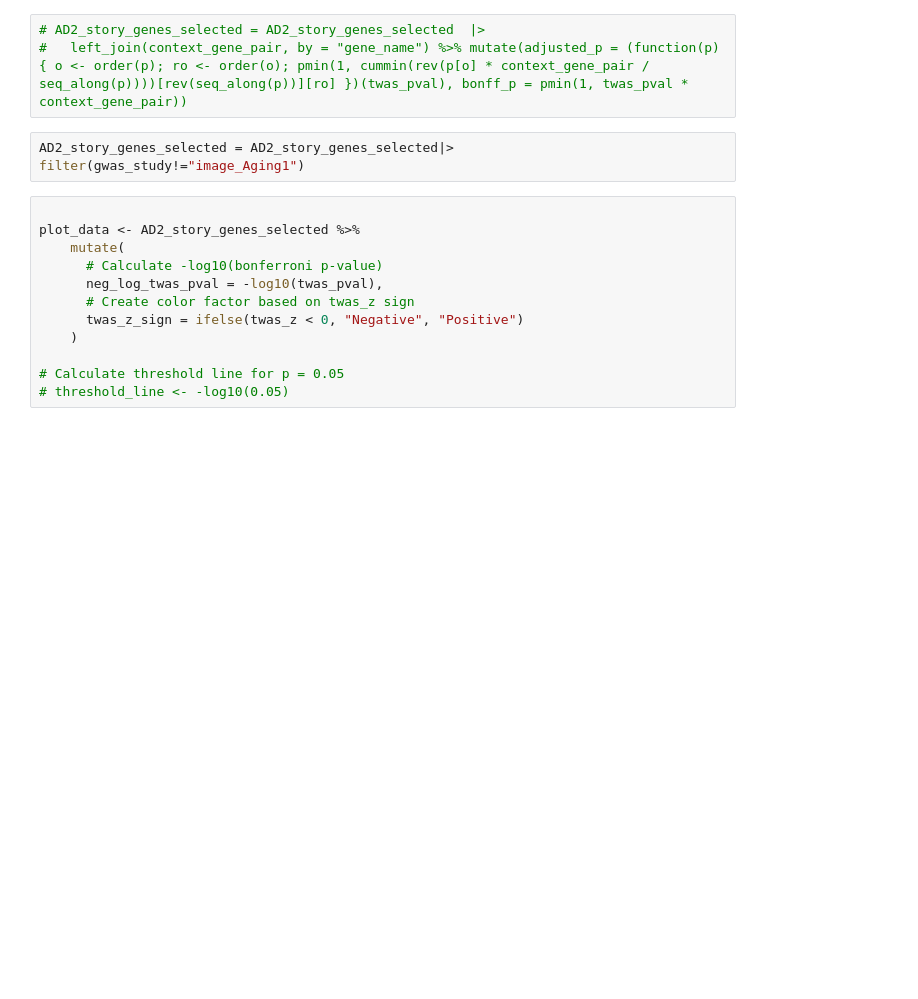
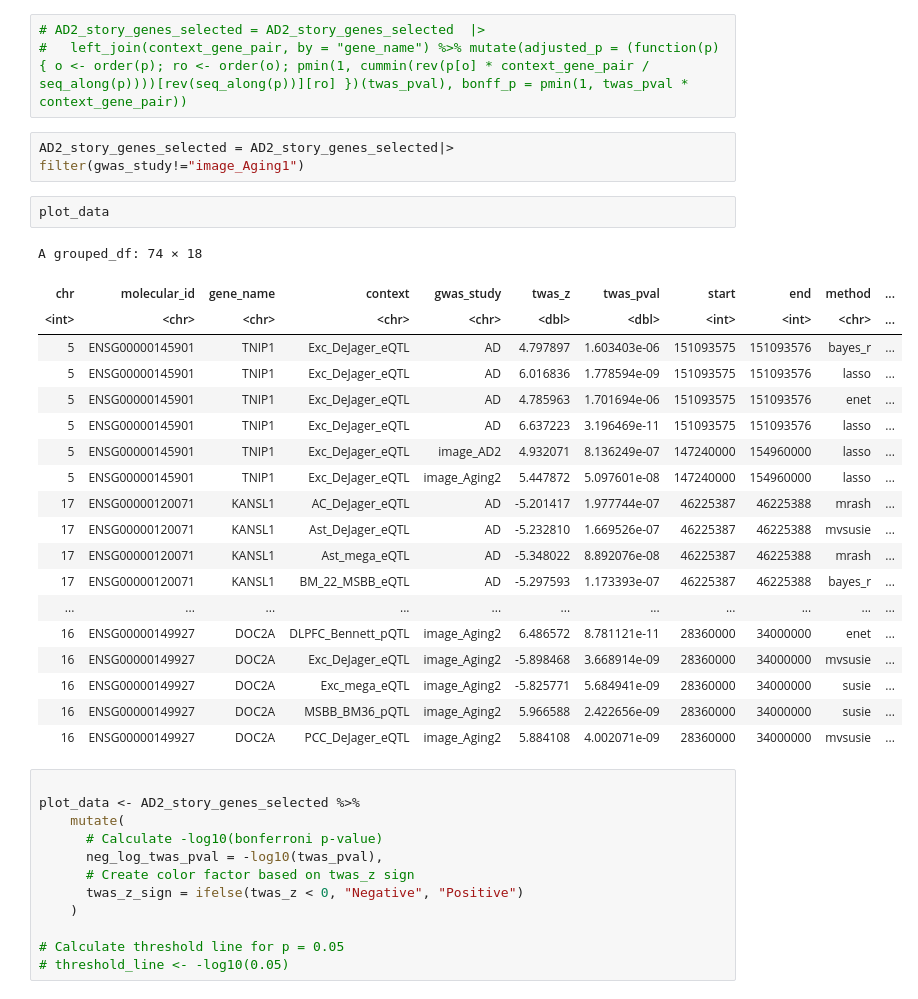
Before and after one commit to rl3328/DNE_xQTL_paper, a Jupyter notebook: main_text/4_candidate_genes/staging/interested_genes/TWAS_QTL/twas_story_allcontexts.ipynb, the cells around one changed output. Cells and saved outputs as stored; diff of their text form; blank space fills up the shorter version.

```diff
--- a/main_text/4_candidate_genes/staging/interested_genes/TWAS_QTL/twas_story_allcontexts.ipynb
+++ b/main_text/4_candidate_genes/staging/interested_genes/TWAS_QTL/twas_story_allcontexts.ipynb
@@ -220,6 +220,28 @@ AD2_story_genes_selected = AD2_story_genes_selected |> mutate(gwas_study = ifels
 #   left_join(context_gene_pair, by = "gene_name") %>% mutate(adjusted_p = (function(p) { o <- order(p); ro <- order(o); pmin(1, cummin(rev(p[o] * context_gene_pair / seq_along(p))))[rev(seq_along(p))][ro] })(twas_pval), bonff_p = pmin(1, twas_pval * context_gene_pair))
 # %%
 AD2_story_genes_selected = AD2_story_genes_selected|> filter(gwas_study!="image_Aging1")
+# %%
+plot_data
+# %% [output]
+A grouped_df: 74 × 18
+| chr | molecular_id | gene_name | context | gwas_study | twas_z | twas_pval | start | end | method | ... |
+| <int> | <chr> | <chr> | <chr> | <chr> | <dbl> | <dbl> | <int> | <int> | <chr> | ... |
+| 5 | ENSG00000145901 | TNIP1 | Exc_DeJager_eQTL | AD | 4.797897 | 1.603403e-06 | 151093575 | 151093576 | bayes_r | ... |
+| 5 | ENSG00000145901 | TNIP1 | Exc_DeJager_eQTL | AD | 6.016836 | 1.778594e-09 | 151093575 | 151093576 | lasso | ... |
+| 5 | ENSG00000145901 | TNIP1 | Exc_DeJager_eQTL | AD | 4.785963 | 1.701694e-06 | 151093575 | 151093576 | enet | ... |
+| 5 | ENSG00000145901 | TNIP1 | Exc_DeJager_eQTL | AD | 6.637223 | 3.196469e-11 | 151093575 | 151093576 | lasso | ... |
+| 5 | ENSG00000145901 | TNIP1 | Exc_DeJager_eQTL | image_AD2 | 4.932071 | 8.136249e-07 | 147240000 | 154960000 | lasso | ... |
+| 5 | ENSG00000145901 | TNIP1 | Exc_DeJager_eQTL | image_Aging2 | 5.447872 | 5.097601e-08 | 147240000 | 154960000 | lasso | ... |
+| 17 | ENSG00000120071 | KANSL1 | AC_DeJager_eQTL | AD | -5.201417 | 1.977744e-07 | 46225387 | 46225388 | mrash | ... |
+| 17 | ENSG00000120071 | KANSL1 | Ast_DeJager_eQTL | AD | -5.232810 | 1.669526e-07 | 46225387 | 46225388 | mvsusie | ... |
+| 17 | ENSG00000120071 | KANSL1 | Ast_mega_eQTL | AD | -5.348022 | 8.892076e-08 | 46225387 | 46225388 | mrash | ... |
+| 17 | ENSG00000120071 | KANSL1 | BM_22_MSBB_eQTL | AD | -5.297593 | 1.173393e-07 | 46225387 | 46225388 | bayes_r | ... |
+| ... | ... | ... | ... | ... | ... | ... | ... | ... | ... | ... |
+| 16 | ENSG00000149927 | DOC2A | DLPFC_Bennett_pQTL | image_Aging2 | 6.486572 | 8.781121e-11 | 28360000 | 34000000 | enet | ... |
+| 16 | ENSG00000149927 | DOC2A | Exc_DeJager_eQTL | image_Aging2 | -5.898468 | 3.668914e-09 | 28360000 | 34000000 | mvsusie | ... |
+| 16 | ENSG00000149927 | DOC2A | Exc_mega_eQTL | image_Aging2 | -5.825771 | 5.684941e-09 | 28360000 | 34000000 | susie | ... |
+| 16 | ENSG00000149927 | DOC2A | MSBB_BM36_pQTL | image_Aging2 | 5.966588 | 2.422656e-09 | 28360000 | 34000000 | susie | ... |
+| 16 | ENSG00000149927 | DOC2A | PCC_DeJager_eQTL | image_Aging2 | 5.884108 | 4.002071e-09 | 28360000 | 34000000 | mvsusie | ... |
 # %%
 
 plot_data <- AD2_story_genes_selected %>%
```
Also changed, not shown: parts of 3 cells of this notebook, 1 other file.
